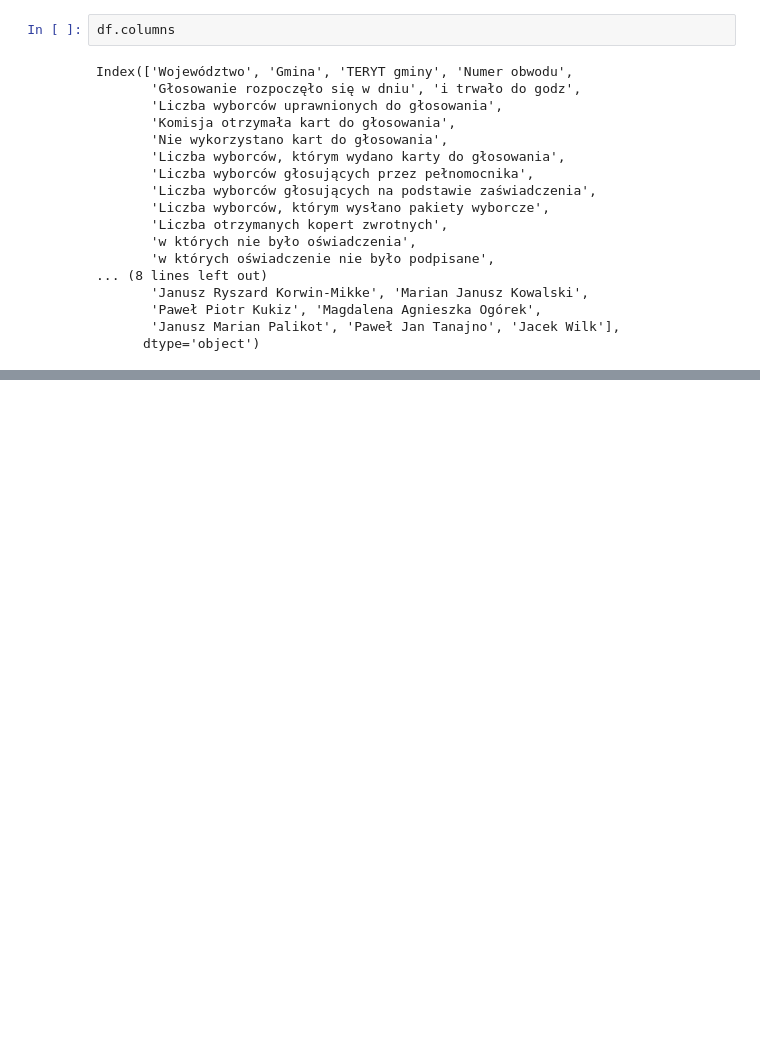
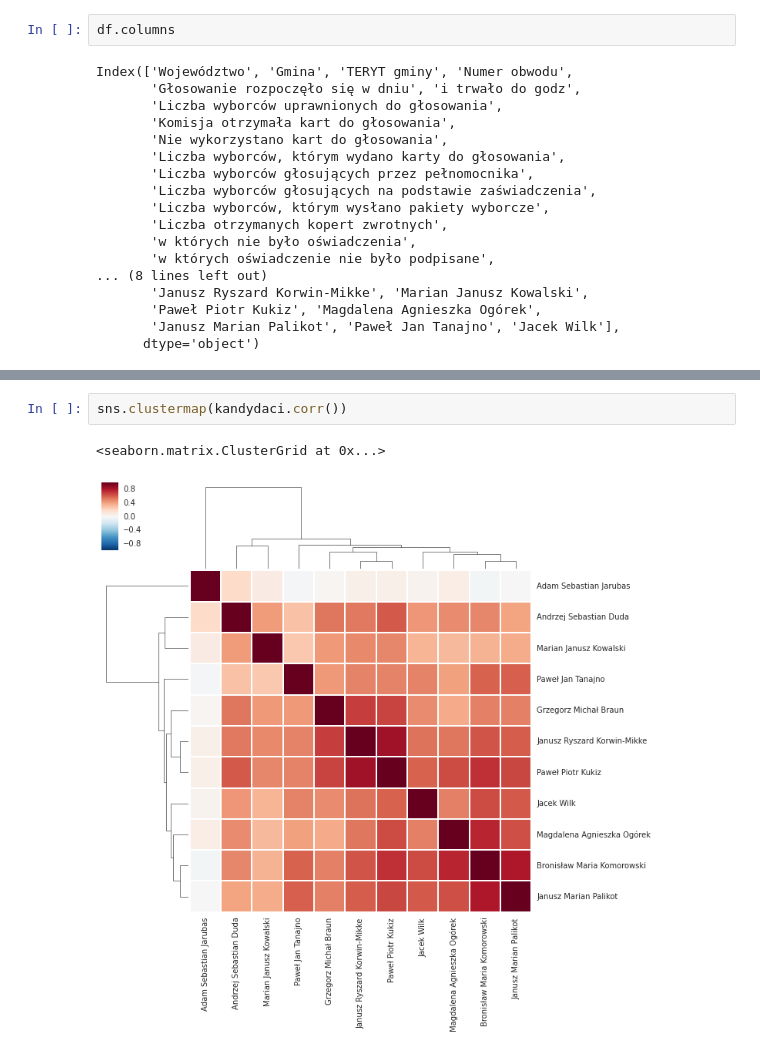
Before and after one commit to DELabUW/szkola-letnia-2015, a Jupyter notebook: zajecia/dzienx_wybory_prezydenckie.ipynb, the cells around one changed output, grey strips where cells are left out. Drawn from its saved outputs; the diff is of its cells as text; blank space fills up the shorter version.

```diff
--- a/zajecia/dzienx_wybory_prezydenckie.ipynb
+++ b/zajecia/dzienx_wybory_prezydenckie.ipynb
@@ -63,0 +73,5 @@ dtype: object
+# %%
+sns.clustermap(kandydaci.corr())
+# %% [output]
+<seaborn.matrix.ClusterGrid at 0x...>
+[figure, added]
```
Also changed, not shown: parts of 5 cells of this notebook, 2 other files.
